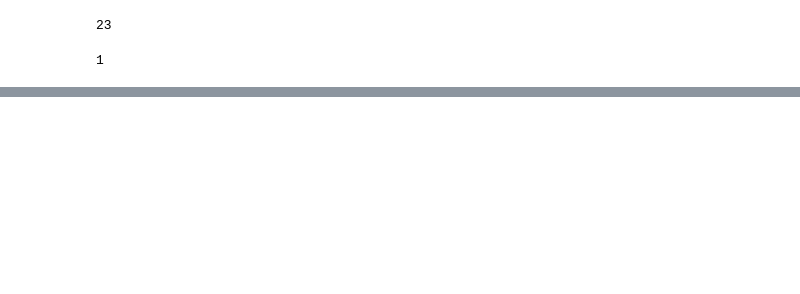
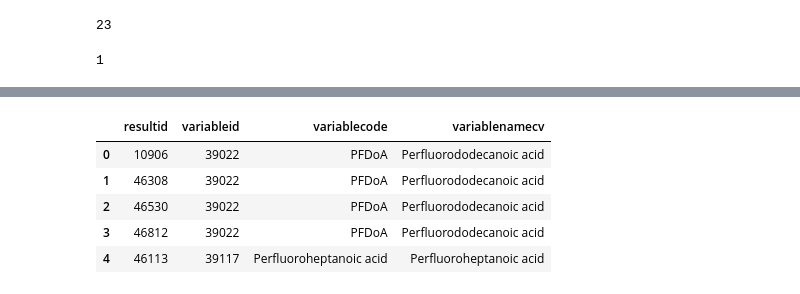
Before and after one commit to jmpmcmanus/ncpfast-ingest, a Jupyter notebook: checkVariables.ipynb, the cells around one changed output, grey strips where cells are left out. Drawn from its saved outputs; the diff is of its cells as text; code cells hidden in the pictures; blank space fills up the shorter version.

```diff
--- a/checkVariables.ipynb
+++ b/checkVariables.ipynb
@@ -397,0 +491,42 @@ len(np.unique(np.array(df['unitid'])))
+# %%
+def badVariablesResultsDB():
+    try:
+        conn = psycopg2.connect("dbname='ncpfast_dev' user='django_dev' host='ncpfast-db.edc.renci.org' port='5432'")
+        cur = conn.cursor()
+
+        cur.execute("""SET CLIENT_ENCODING TO UTF8""")
+        cur.execute("""SET STANDARD_CONFORMING_STRINGS TO ON""")
+        cur.execute("""BEGIN""")
+
+        df = pd.DataFrame(columns = ['resultid','variableid', 'variablecode','variablenamecv'])
+
+        cur.execute("""select distinct r.resultid, v.variableid, v.variablecode, v.variablenamecv from variables v
+                       INNER JOIN results r ON r.variableid=v.variableid
+                       INNER JOIN dataset_results d ON d.resultid=r.resultid
+                       Order by variableid""")
+
+        rowdbs = cur.fetchall()
+
+
+        for rowdb in rowdbs:
+            df = df.append({'resultid': rowdb[0], 'variableid': rowdb[1],
+                            'variablecode': rowdb[2], 'variablenamecv': rowdb[3]}, ignore_index = True)
+
+        return df
+
+    except (Exception, psycopg2.DatabaseError) as error:
+        print(error)
+    finally:
+        if cur is not None:
+            cur.close()
+# %%
+dfvrd = badVariablesResultsDB()
+dfvrd.to_csv('check_variables/ncpfast_bad_variables_results_datasets.csv',index=False)
+dfvrd.head()
+# %% [output]
+|  | resultid | variableid | variablecode | variablenamecv |
+| 0 | 10906 | 39022 | PFDoA | Perfluorododecanoic acid |
+| 1 | 46308 | 39022 | PFDoA | Perfluorododecanoic acid |
+| 2 | 46530 | 39022 | PFDoA | Perfluorododecanoic acid |
+| 3 | 46812 | 39022 | PFDoA | Perfluorododecanoic acid |
+| 4 | 46113 | 39117 | Perfluoroheptanoic acid | Perfluoroheptanoic acid |
```
Also changed, not shown: parts of 6 cells of this notebook, 13 other files.
